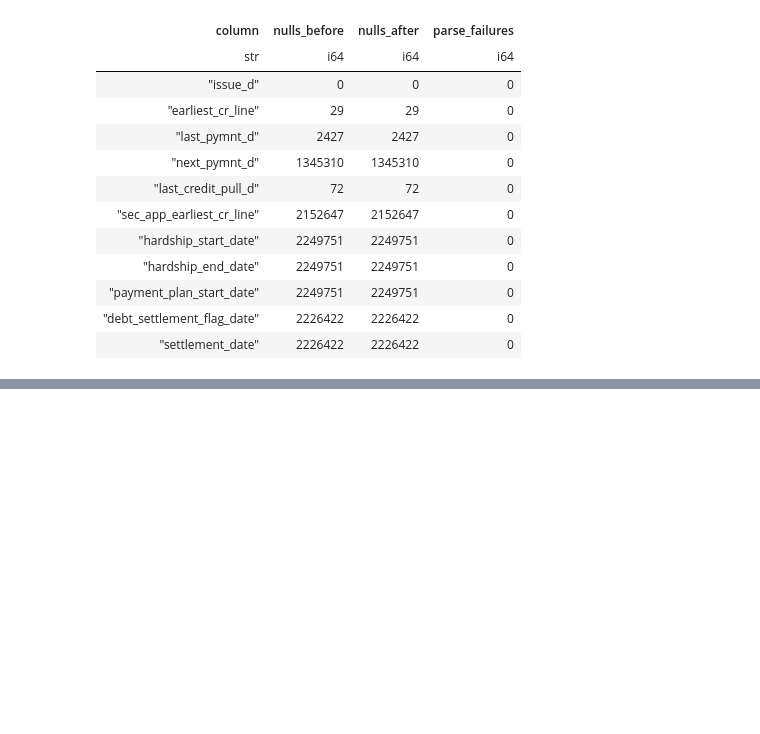
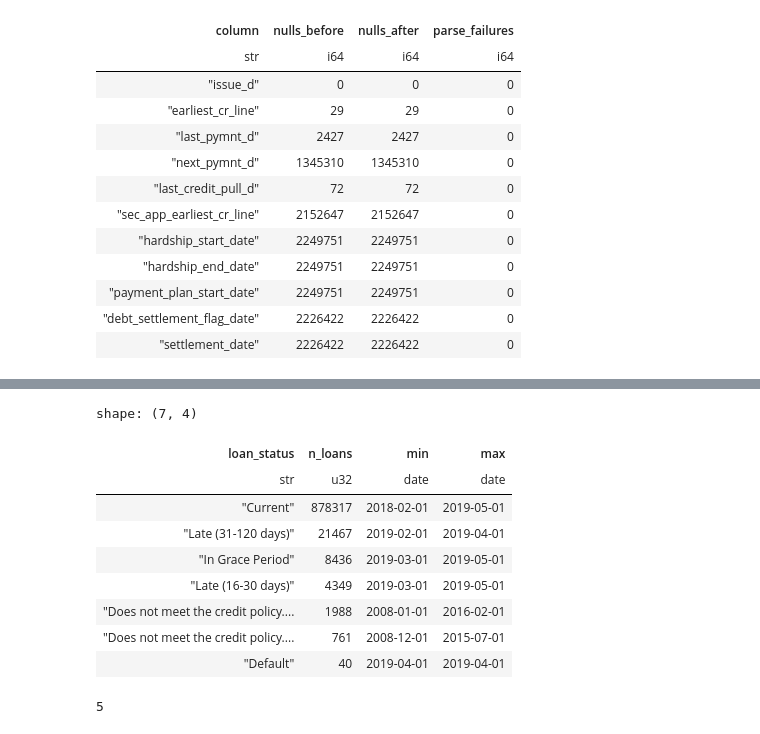
Before and after one commit to MadejMatt/lending-club-pd, a Jupyter notebook: notebooks/01_data_audit.ipynb, the cells around one changed output, grey strips where cells are left out. Drawn from its saved outputs; the diff is of its cells as text; code cells hidden in the pictures; blank space fills up the shorter version.

```diff
--- a/notebooks/01_data_audit.ipynb
+++ b/notebooks/01_data_audit.ipynb
@@ -328,0 +366,39 @@ shape: (11, 4)
+# %%
+display(loans
+    .with_columns(dates_parsed["next_pymnt_d"])
+    .filter(pl.col("next_pymnt_d").is_not_null())
+    .group_by("loan_status")
+    .agg(
+        pl.len().alias("n_loans"),
+        pl.col("next_pymnt_d").min().alias("min"),
+        pl.col("next_pymnt_d").max().alias("max"),
+    )
+    .sort("n_loans", descending=True)
+)
+
+# NOTE: next_pymnt_d is null for all regular Fully Paid / Charged Off loans (cleared at closure).
+# NOTE: all 2,749 "Does not meet the credit policy" loans have stale next_pymnt_d (2008-2016)
+#       -> likely a separate legacy export; treat as a distinct population.
+# NOTE: some Current loans have next_pymnt_d as early as 2018-02 -> check count.
+# NOTE: Default status: only 40 loans, all with next_pymnt_d 2019-04 (transient status).
+# %% [output]
+shape: (7, 4)
+| loan_status | n_loans | min | max |
+| str | u32 | date | date |
+| "Current" | 878317 | 2018-02-01 | 2019-05-01 |
+| "Late (31-120 days)" | 21467 | 2019-02-01 | 2019-04-01 |
+| "In Grace Period" | 8436 | 2019-03-01 | 2019-05-01 |
+| "Late (16-30 days)" | 4349 | 2019-03-01 | 2019-05-01 |
+| "Does not meet the credit policy.... | 1988 | 2008-01-01 | 2016-02-01 |
+| "Does not meet the credit policy.... | 761 | 2008-12-01 | 2015-07-01 |
+| "Default" | 40 | 2019-04-01 | 2019-04-01 |
+# %%
+(loans
+    .with_columns(dates_parsed["next_pymnt_d"])
+    .filter(pl.col("next_pymnt_d") < pl.date(2019, 3, 1),
+            pl.col("loan_status") == "Current"
+    )
+    .height
+)
+# %% [output]
+5
```
Also changed, not shown: parts of 3 cells of this notebook.
